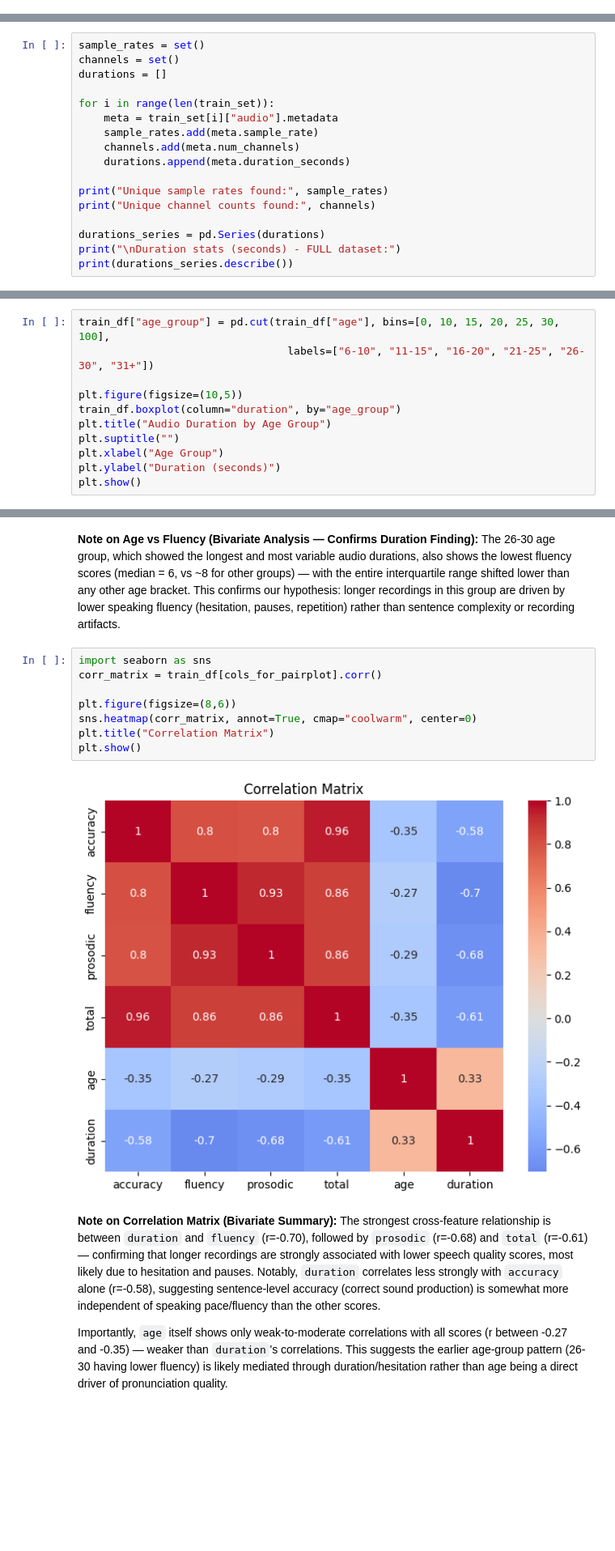
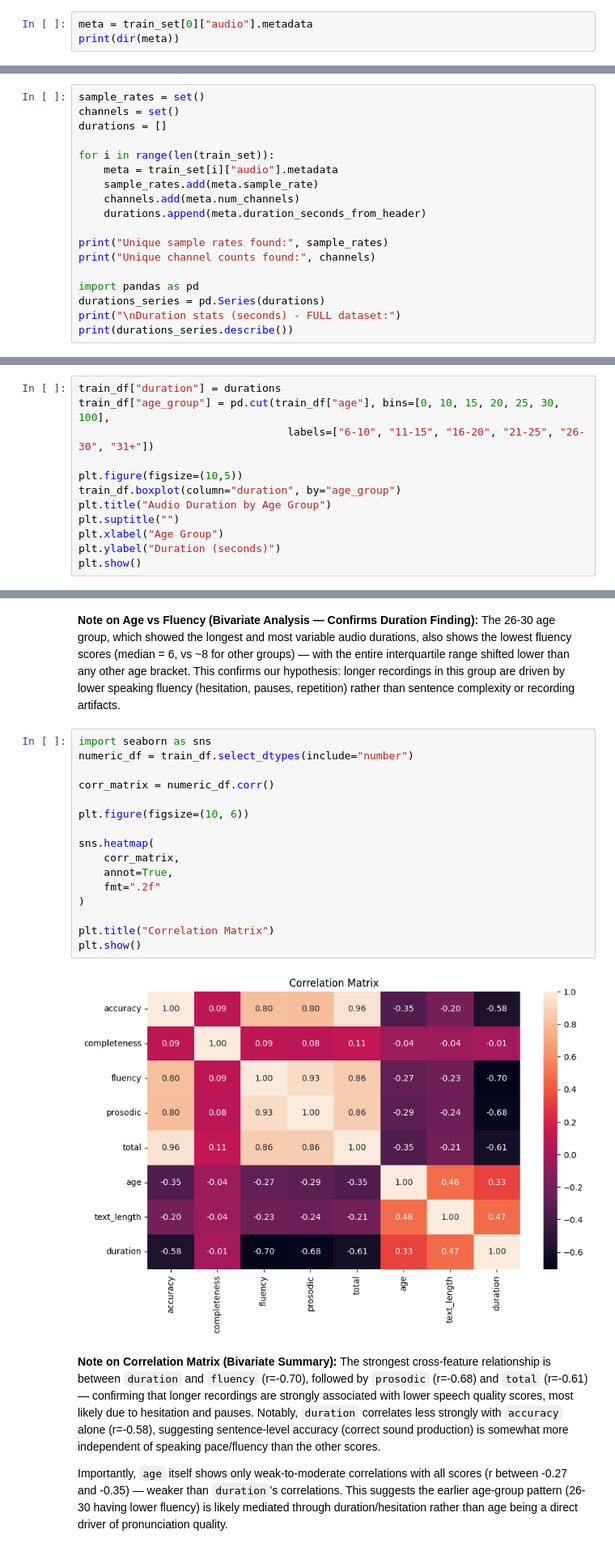
Before and after one commit to maabmusa7/BinX_Tech_Internship_Project_GROUP5, a Jupyter notebook: ai-ml/stt-whisperx/whisperx_pronunciation.ipynb, the cells around one changed output, grey strips where cells are left out. Shown at 81% size. Saved outputs shown, nothing was run; the diff lists cells and outputs as text; blank space fills up the shorter version.

```diff
--- a/ai-ml/stt-whisperx/whisperx_pronunciation.ipynb
+++ b/ai-ml/stt-whisperx/whisperx_pronunciation.ipynb
@@ -299,3 +304,6 @@ small but important minority of clearly mispronounced words (~10%) from
 the majority of correct ones. We will treat this ~10% as our target
 "positive class" when evaluating how well WhisperX confidence scores
 identify real pronunciation problems.
+# %%
+meta = train_set[0]["audio"].metadata
+print(dir(meta))
@@ -323,11 +331,12 @@ for i in range(len(train_set)):
     meta = train_set[i]["audio"].metadata
     sample_rates.add(meta.sample_rate)
     channels.add(meta.num_channels)
-    durations.append(meta.duration_seconds)
+    durations.append(meta.duration_seconds_from_header)
 
 print("Unique sample rates found:", sample_rates)
 print("Unique channel counts found:", channels)
 
+import pandas as pd
 durations_series = pd.Series(durations)
 print("\nDuration stats (seconds) - FULL dataset:")
 print(durations_series.describe())
@@ -393,6 +402,7 @@ Length: 211, dtype: float64
 # %% [markdown]
 ## **Bivariate Correlations**
 # %%
+train_df["duration"] = durations
 train_df["age_group"] = pd.cut(train_df["age"], bins=[0, 10, 15, 20, 25, 30, 100],
                                  labels=["6-10", "11-15", "16-20", "21-25", "26-30", "31+"])
 
@@ -432,14 +442,22 @@ in this group are driven by lower speaking fluency (hesitation, pauses,
 repetition) rather than sentence complexity or recording artifacts.
 # %%
 import seaborn as sns
-corr_matrix = train_df[cols_for_pairplot].corr()
+numeric_df = train_df.select_dtypes(include="number")
 
-plt.figure(figsize=(8,6))
-sns.heatmap(corr_matrix, annot=True, cmap="coolwarm", center=0)
+corr_matrix = numeric_df.corr()
+
+plt.figure(figsize=(10, 6))
+
+sns.heatmap(
+    corr_matrix,
+    annot=True,
+    fmt=".2f"
+)
+
 plt.title("Correlation Matrix")
 plt.show()
 # %% [output]
-[figure, old version]
+[figure, new version]
 # %% [markdown]
 **Note on Correlation Matrix (Bivariate Summary):**
 The strongest cross-feature relationship is between `duration` and
```
Also changed, not shown: parts of 25 cells of this notebook.
